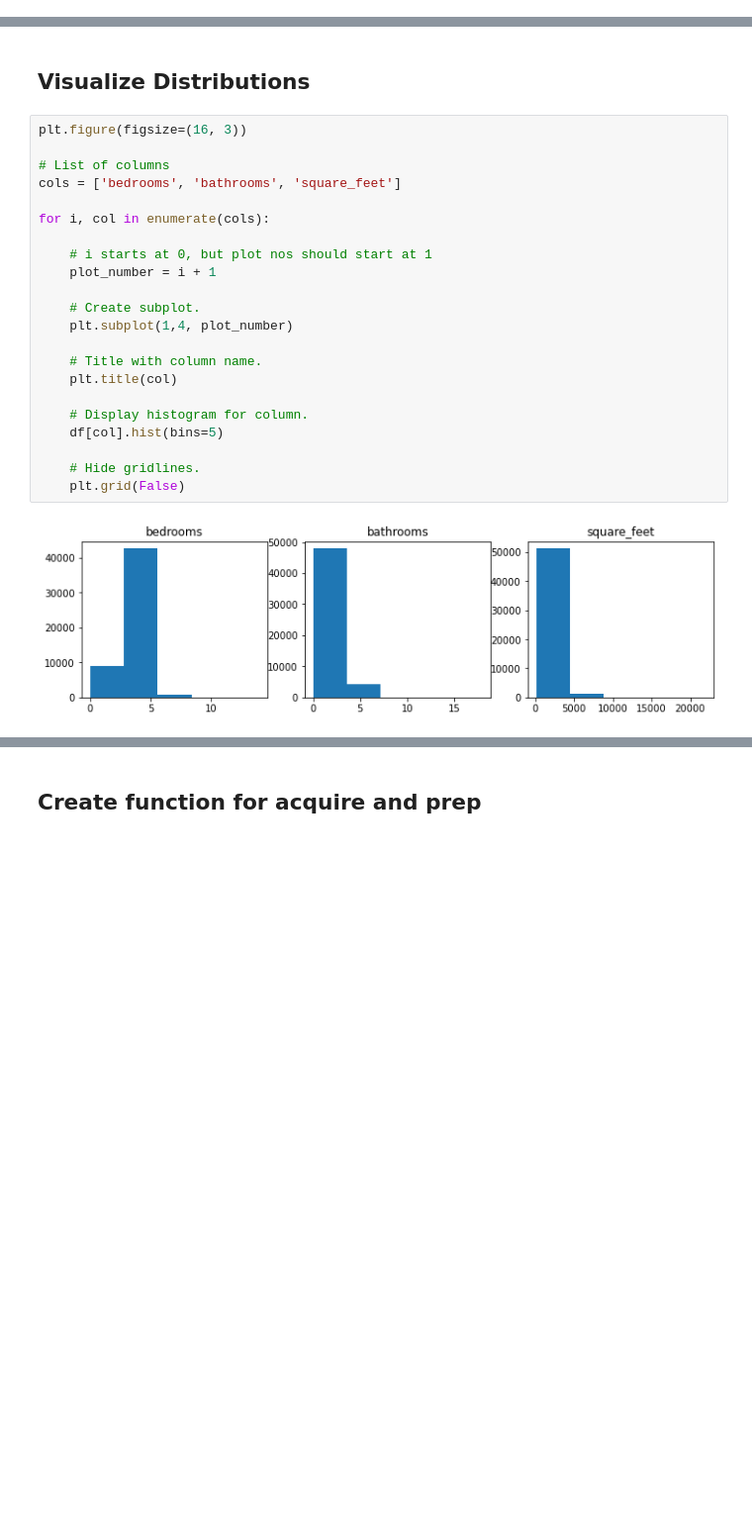
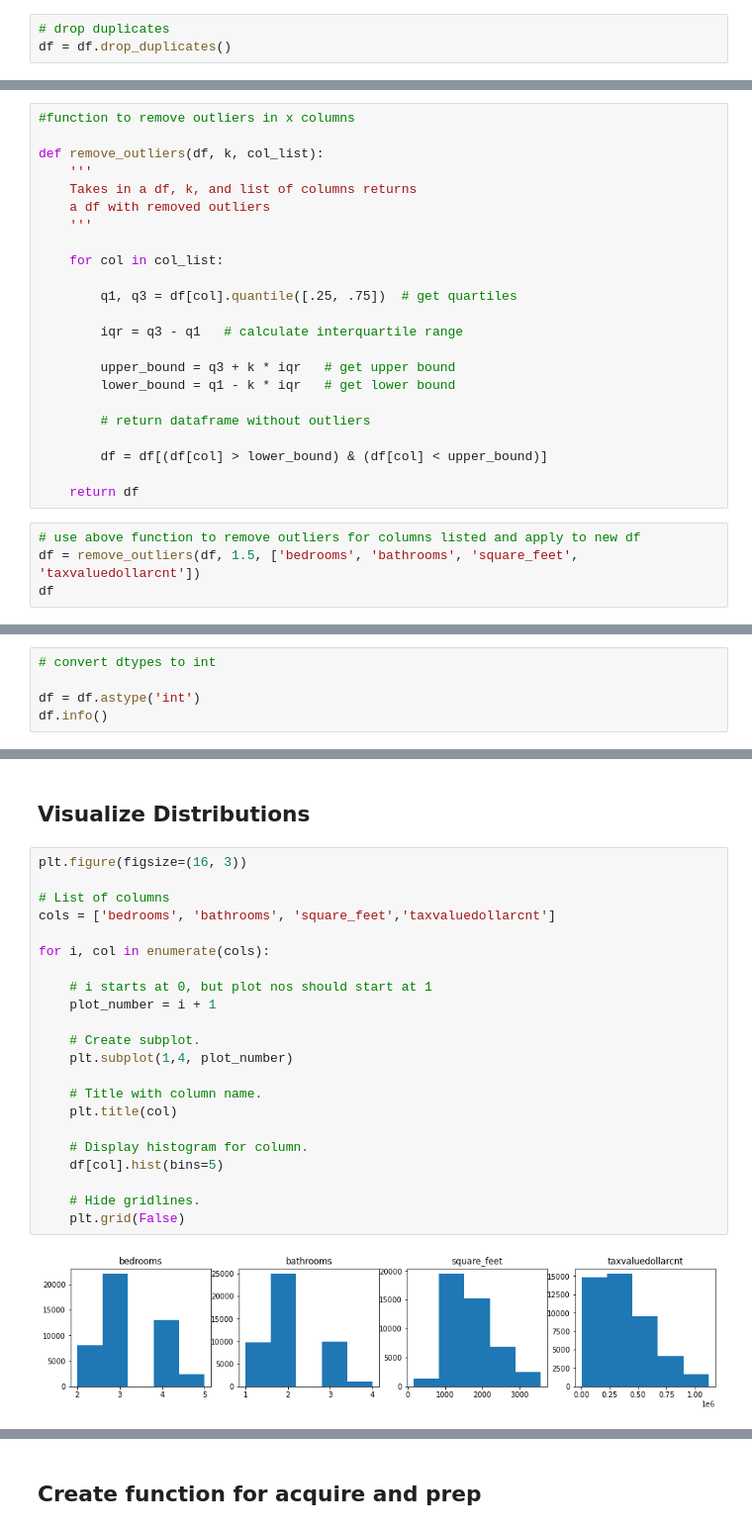
Before and after one commit to KristineCabanela/regression-project, a Jupyter notebook: wrangle.ipynb, the cells around one changed output, grey strips where cells are left out. Shown: that part at 99% size. Drawn from its saved outputs; the diff is of its cells as text; blank space fills up the shorter version.

```diff
--- a/wrangle.ipynb
+++ b/wrangle.ipynb
@@ -222,0 +240,3 @@ memory usage: 2.0 MB
+# %%
+# drop duplicates
+df = df.drop_duplicates()
@@ -222,0 +248,27 @@ memory usage: 2.0 MB
+# %%
+#function to remove outliers in x columns
+
+def remove_outliers(df, k, col_list):
+    '''
+    Takes in a df, k, and list of columns returns
+    a df with removed outliers
+    '''
+
+    for col in col_list:
+
+        q1, q3 = df[col].quantile([.25, .75])  # get quartiles
+
+        iqr = q3 - q1   # calculate interquartile range
+
+        upper_bound = q3 + k * iqr   # get upper bound
+        lower_bound = q1 - k * iqr   # get lower bound
+
+        # return dataframe without outliers
+
+        df = df[(df[col] > lower_bound) & (df[col] < upper_bound)]
+
+    return df
+# %%
+# use above function to remove outliers for columns listed and apply to new df
+df = remove_outliers(df, 1.5, ['bedrooms', 'bathrooms', 'square_feet', 'taxvaluedollarcnt'])
+df
@@ -222,0 +294,5 @@ memory usage: 2.0 MB
+# %%
+# convert dtypes to int
+
+df = df.astype('int')
+df.info()
@@ -225,25 +313,25 @@ memory usage: 2.0 MB
 # %%
 plt.figure(figsize=(16, 3))
 
 # List of columns
-cols = ['bedrooms', 'bathrooms', 'square_feet']
+cols = ['bedrooms', 'bathrooms', 'square_feet','taxvaluedollarcnt']
 
 for i, col in enumerate(cols):
 
     # i starts at 0, but plot nos should start at 1
     plot_number = i + 1
 
     # Create subplot.
     plt.subplot(1,4, plot_number)
 
     # Title with column name.
     plt.title(col)
 
     # Display histogram for column.
     df[col].hist(bins=5)
 
     # Hide gridlines.
     plt.grid(False)
 # %% [output]
-[figure, old version]
+[figure, new version]
 # %%
```
Also changed, not shown: parts of 30 cells of this notebook.
